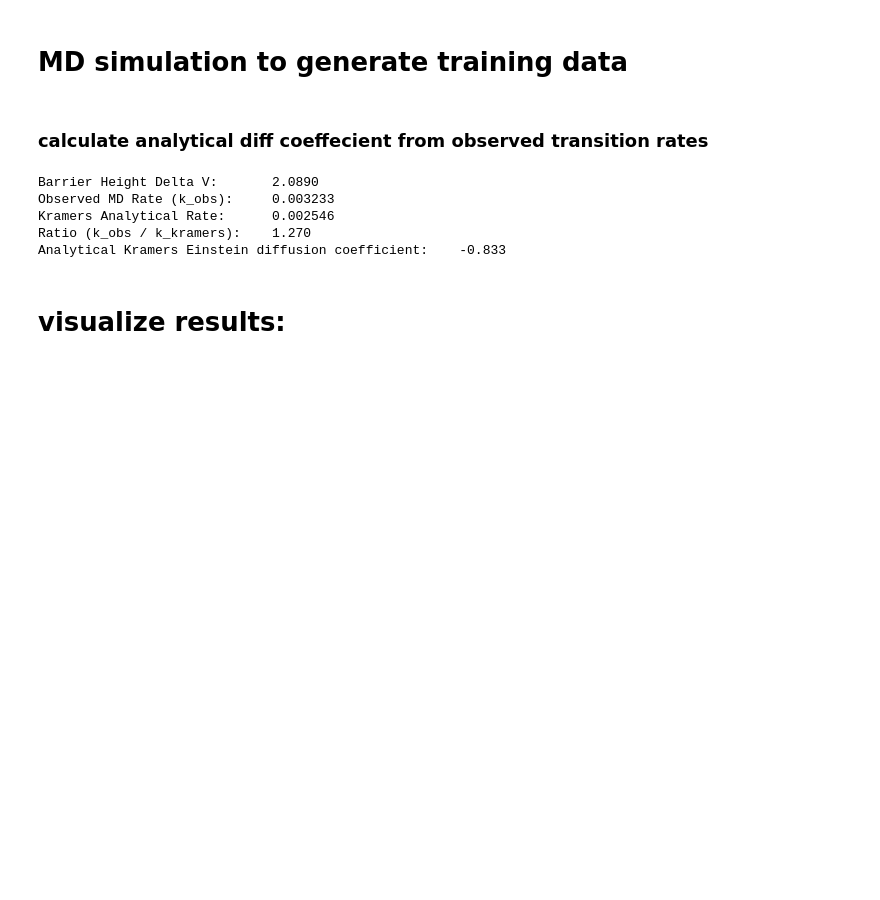
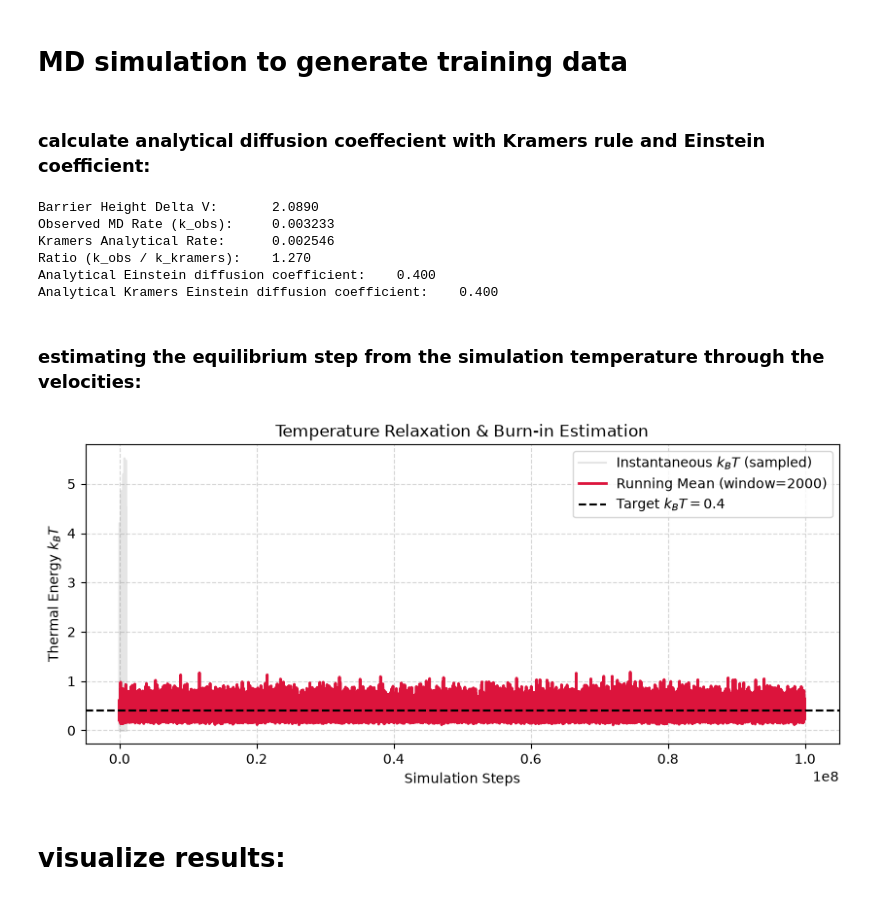
Before and after one commit to Clara2223/diff-emulation-diffusion-model, a Jupyter notebook: init_problem/MD/Tiny_MD_sim.ipynb, the cells around one changed output. Cells and saved outputs as stored; diff of their text form; code cells hidden in the pictures; blank space fills up the shorter version.

```diff
--- a/init_problem/MD/Tiny_MD_sim.ipynb
+++ b/init_problem/MD/Tiny_MD_sim.ipynb
@@ -73,5 +74,3 @@ np.savez_compressed(
     velocities=velocities,
     energy=energy_traj,
 )
-# %% [markdown]
-### calculate analytical diff coeffecient from observed transition rates
@@ -100,3 +77,5 @@ print(f"Observed Rate k_obs: {k_obs:.6f}")
+# %% [markdown]
+### calculate analytical diffusion coeffecient with Kramers rule and Einstein coefficient:
 # %%
 # Measure k_obs from simulated trajectory
 x_arr = np.asarray(x_traj)
@@ -132,18 +111,55 @@ print(f"Observed MD Rate (k_obs):     {k_obs:.6f}")
 print(f"Kramers Analytical Rate:      {k_kramers:.6f}")
 print(f"Ratio (k_obs / k_kramers):    {k_obs / k_kramers:.3f}")
 
+#ål ask  about this, I think it is not correct to use the observed k_obs to calculate the diffusion coeffecient, but rather the k_kramers analytical rate.
 
 #Einstein theorem for diffusion coefficient D_0: D_0 = kBT / (mass * gamma)
+D_0 = kBT / (mass * gamma)
+print(f"Analytical Einstein diffusion coefficient:    {D_0:.3f}")
 #put in gamma i.e. friction coeffecient from Kramers rate prefactor:
-A=2*np.pi*k_obs/omega_min*np.exp(delta_V/kBT)
-D_0 = kBT / (mass * omega_ts*(1/A - A))
-print(f"Analytical Kramers Einstein diffusion coefficient:    {D_0:.3f}")
+#A=2*np.pi*k_obs/omega_min*np.exp(delta_V/kBT)
+A=2*np.pi*k_kramers/omega_min*np.exp(delta_V/kBT)
+D_1 = kBT / (mass * omega_ts*(1/A - A))
+print(f"Analytical Kramers Einstein diffusion coefficient:    {D_1:.3f}")
 # %% [output]
 Barrier Height Delta V:       2.0890
 Observed MD Rate (k_obs):     0.003233
 Kramers Analytical Rate:      0.002546
 Ratio (k_obs / k_kramers):    1.270
-Analytical Kramers Einstein diffusion coefficient:    -0.833
+Analytical Einstein diffusion coefficient:    0.400
+Analytical Kramers Einstein diffusion coefficient:    0.400
+# %% [markdown]
+### estimating the equilibrium step from the simulation temperature through the velocities:
+# %%
+vx_all = np.array(vx_traj) # full trajectory before burn-in
+vy_all = np.array(vy_traj) # full trajectory before burn-in
+
+# Instantaneous kBT (2D kinetic energy)
+kBT_inst = 0.5 * mass * (vx_all**2 + vy_all**2)
+
+
+#plot convergence:
+def running_mean(data, window_size=1000):
+    return np.convolve(data, np.ones(window_size)/window_size, mode='valid')
+
+# Compute moving average over a window
+window = 2000 #steps
+kBT_smooth = running_mean(kBT_inst, window_size=window)
+steps = np.arange(len(kBT_smooth)) + window
+
+plt.figure(figsize=(10, 4))
+plt.plot(kBT_inst[::100], alpha=0.2, color='gray', label='Instantaneous $k_B T$ (sampled)')
+plt.plot(steps, kBT_smooth, color='crimson', lw=2, label=f'Running Mean (window={window})')
+plt.axhline(0.4, color='black', linestyle='--', label='Target $k_B T = 0.4$')
+
+plt.title("Temperature Relaxation & Burn-in Estimation")
+plt.xlabel("Simulation Steps")
+plt.ylabel("Thermal Energy $k_B T$")
+plt.legend()
+plt.grid(True, linestyle='--', alpha=0.5)
+plt.show()
+# %% [output]
+[figure, added]
 # %% [markdown]
 # visualize results:
 # %%
```
Also changed, not shown: parts of 5 cells of this notebook, 1 other file.
